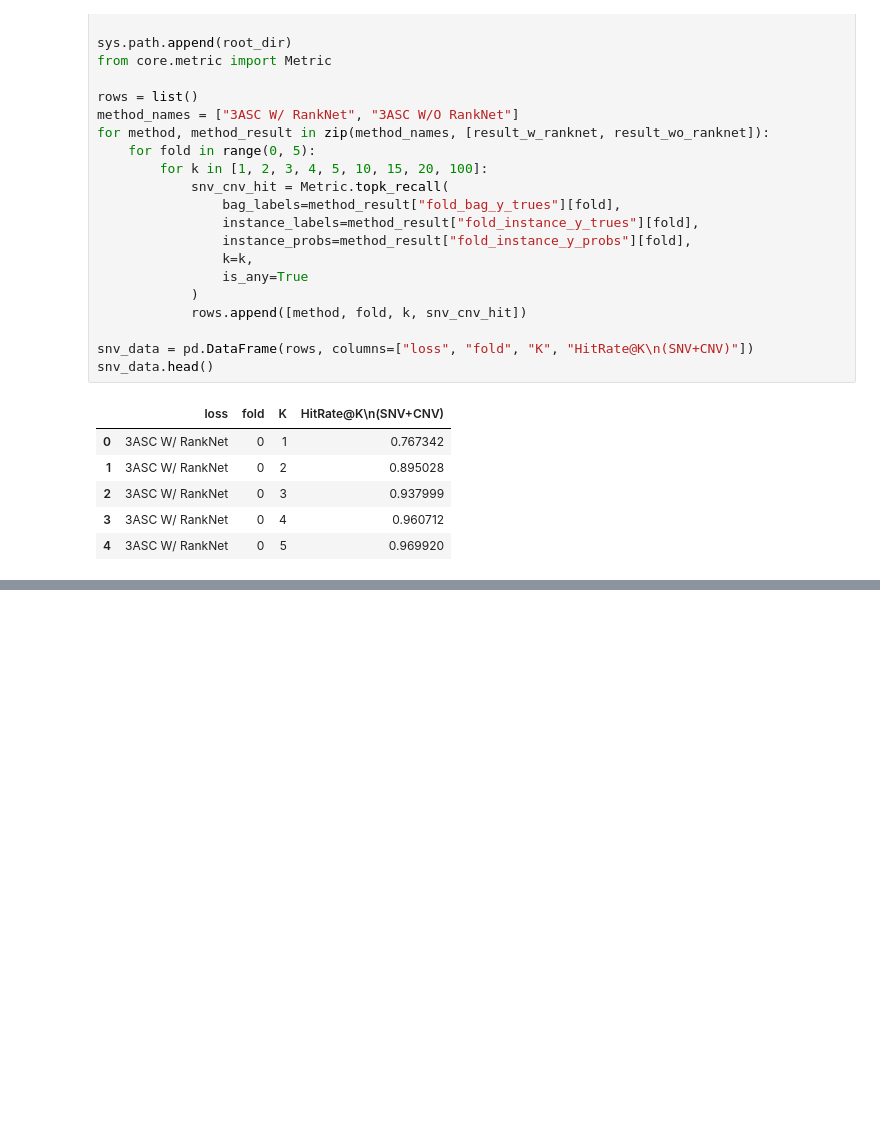
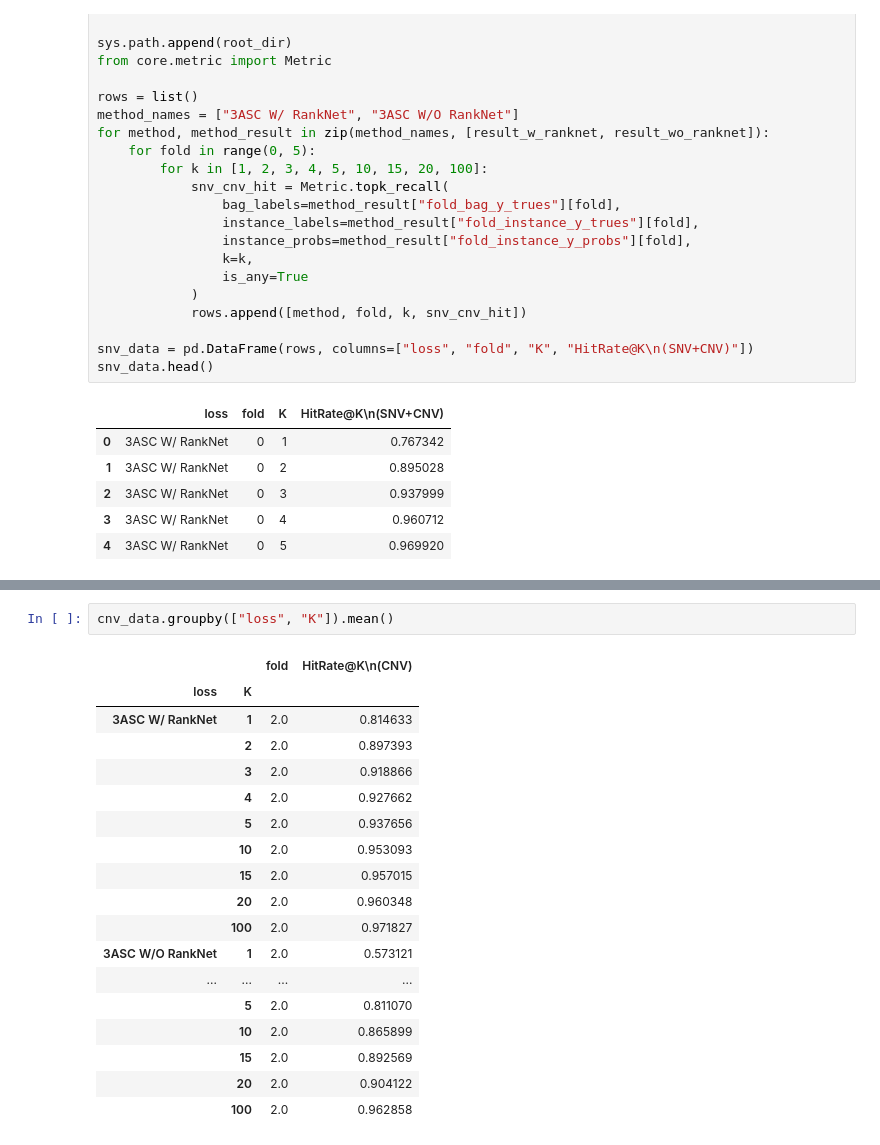
Before and after one commit to 4pygmalion/ASC3, a Jupyter notebook: results/revision/3_5_ablation_test.ipynb, the cells around one changed output, grey strips where cells are left out. Saved outputs shown, nothing was run; the diff lists cells and outputs as text; blank space fills up the shorter version.

```diff
--- a/results/revision/3_5_ablation_test.ipynb
+++ b/results/revision/3_5_ablation_test.ipynb
@@ -186,0 +181,21 @@ ns: 5.00e-02 < p <= 1.00e+00
+# %%
+cnv_data.groupby(["loss", "K"]).mean()
+# %% [output]
+|  |  | fold | HitRate@K\n(CNV) |
+| loss | K |  |  |
+| 3ASC W/ RankNet | 1 | 2.0 | 0.814633 |
+|  | 2 | 2.0 | 0.897393 |
+|  | 3 | 2.0 | 0.918866 |
+|  | 4 | 2.0 | 0.927662 |
+|  | 5 | 2.0 | 0.937656 |
+|  | 10 | 2.0 | 0.953093 |
+|  | 15 | 2.0 | 0.957015 |
+|  | 20 | 2.0 | 0.960348 |
+|  | 100 | 2.0 | 0.971827 |
+| 3ASC W/O RankNet | 1 | 2.0 | 0.573121 |
+| ... | ... | ... | ... |
+|  | 5 | 2.0 | 0.811070 |
+|  | 10 | 2.0 | 0.865899 |
+|  | 15 | 2.0 | 0.892569 |
+|  | 20 | 2.0 | 0.904122 |
+|  | 100 | 2.0 | 0.962858 |
```
Also changed, not shown: parts of 2 cells of this notebook, 1 other file.
